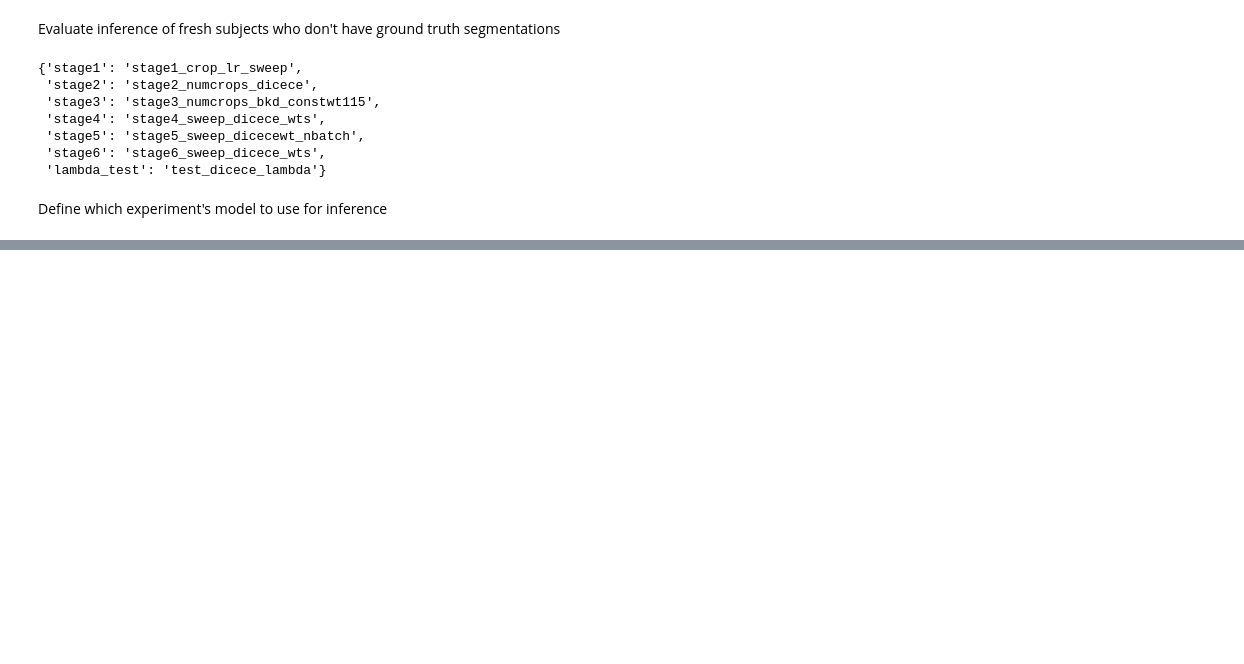
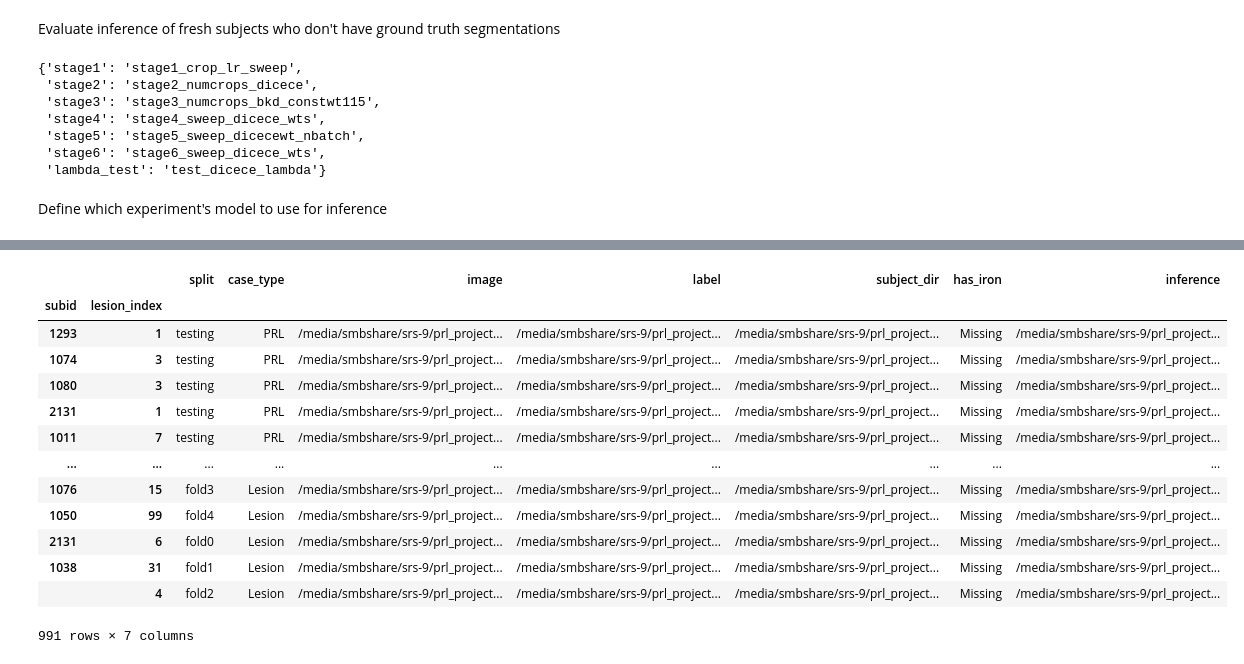
Before and after one commit to srs328/prl_project, a Jupyter notebook: notebooks/evaluate_inference2.ipynb, the cells around one changed output, grey strips where cells are left out. Saved outputs shown, nothing was run; the diff lists cells and outputs as text; code cells hidden in the pictures; blank space fills up the shorter version.

Commit message:
ironing out inference evaluation for unlabeled data

```diff
--- a/notebooks/evaluate_inference2.ipynb
+++ b/notebooks/evaluate_inference2.ipynb
@@ -197,3 +203,0 @@ images: tuple[str, ...] = experiment.preprocess_config.images
-# %%
-inference_dataset = Dataset("full_inference_dataset")
-inference_dataset.create_datalist()
@@ -206,6 +208,11 @@ PosixPath('/media/smbshare/srs-9/prl_project/full_inference_data/sub1002-2020052
 # %%
-inference_dataset = Dataset("full_inference_dataset")
-prl_df = inference_dataset.prl_df
+# inference_dataset = Dataset("full_inference_dataset")
+inference_dataset.cases['inference'] = None
+for i, case_i in tqdm(inference_dataset.cases.iterrows()):
+    inference_dataset.cases.loc[i, "inference"] = find_inference(Path(case_i.subject_dir)/str(case_i.name[1]), experiment_name)
+
+# inference_dataset.cases.to_csv("tmp/full_inference_cases.csv")
+# prl_df = inference_dataset.prl_df
 # datalist_df = pd.DataFrame(inference_dataset.datalist_template['testing']).set_index(["subid", "lesion_index"])
 # datalist_df.index.get_level_values("subid").unique()
 # subid = 1082
@@ -330,4 +231,0 @@ def analyze_prl_case(prl_case: dict, subject_dir, bbox_suffix):
-# %%
-inference_dataset.cases = inference_dataset.cases.rename(columns={"label": "inference"})
-
-lesion_stats, lesion_data = lesion_dx.analyze_prl_case(inference_dataset.cases.iloc[0], inference_dataset)
@@ -345,3 +231,0 @@ lesion_stats
-# %%
-inference_dataset.cases = inference_dataset.cases.rename(columns={"label": "inference"})
-lesion_dx.analyze_prl_case(inference_dataset.cases.iloc[0], inference_dataset, screen_iron=True)
@@ -529,0 +244,17 @@ print(i,j)
+# %%
+inference_dataset.cases
+# %% [output]
+|  |  | split | case_type | image | label | subject_dir | has_iron | inference |
+| subid | lesion_index |  |  |  |  |  |  |  |
+| 1293 | 1 | testing | PRL | /media/smbshare/srs-9/prl_project... | /media/smbshare/srs-9/prl_project... | /media/smbshare/srs-9/prl_project... | Missing | /media/smbshare/srs-9/prl_project... |
+| 1074 | 3 | testing | PRL | /media/smbshare/srs-9/prl_project... | /media/smbshare/srs-9/prl_project... | /media/smbshare/srs-9/prl_project... | Missing | /media/smbshare/srs-9/prl_project... |
+| 1080 | 3 | testing | PRL | /media/smbshare/srs-9/prl_project... | /media/smbshare/srs-9/prl_project... | /media/smbshare/srs-9/prl_project... | Missing | /media/smbshare/srs-9/prl_project... |
+| 2131 | 1 | testing | PRL | /media/smbshare/srs-9/prl_project... | /media/smbshare/srs-9/prl_project... | /media/smbshare/srs-9/prl_project... | Missing | /media/smbshare/srs-9/prl_project... |
+| 1011 | 7 | testing | PRL | /media/smbshare/srs-9/prl_project... | /media/smbshare/srs-9/prl_project... | /media/smbshare/srs-9/prl_project... | Missing | /media/smbshare/srs-9/prl_project... |
+| ... | ... | ... | ... | ... | ... | ... | ... | ... |
+| 1076 | 15 | fold3 | Lesion | /media/smbshare/srs-9/prl_project... | /media/smbshare/srs-9/prl_project... | /media/smbshare/srs-9/prl_project... | Missing | /media/smbshare/srs-9/prl_project... |
+| 1050 | 99 | fold4 | Lesion | /media/smbshare/srs-9/prl_project... | /media/smbshare/srs-9/prl_project... | /media/smbshare/srs-9/prl_project... | Missing | /media/smbshare/srs-9/prl_project... |
+| 2131 | 6 | fold0 | Lesion | /media/smbshare/srs-9/prl_project... | /media/smbshare/srs-9/prl_project... | /media/smbshare/srs-9/prl_project... | Missing | /media/smbshare/srs-9/prl_project... |
+| 1038 | 31 | fold1 | Lesion | /media/smbshare/srs-9/prl_project... | /media/smbshare/srs-9/prl_project... | /media/smbshare/srs-9/prl_project... | Missing | /media/smbshare/srs-9/prl_project... |
+|  | 4 | fold2 | Lesion | /media/smbshare/srs-9/prl_project... | /media/smbshare/srs-9/prl_project... | /media/smbshare/srs-9/prl_project... | Missing | /media/smbshare/srs-9/prl_project... |
+991 rows × 7 columns
```
Also changed, not shown: parts of 21 cells of this notebook, 37 other files.
